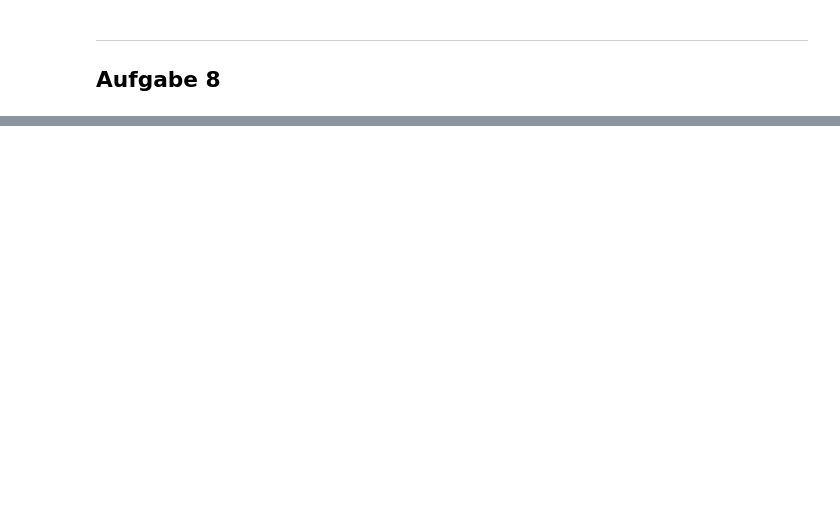
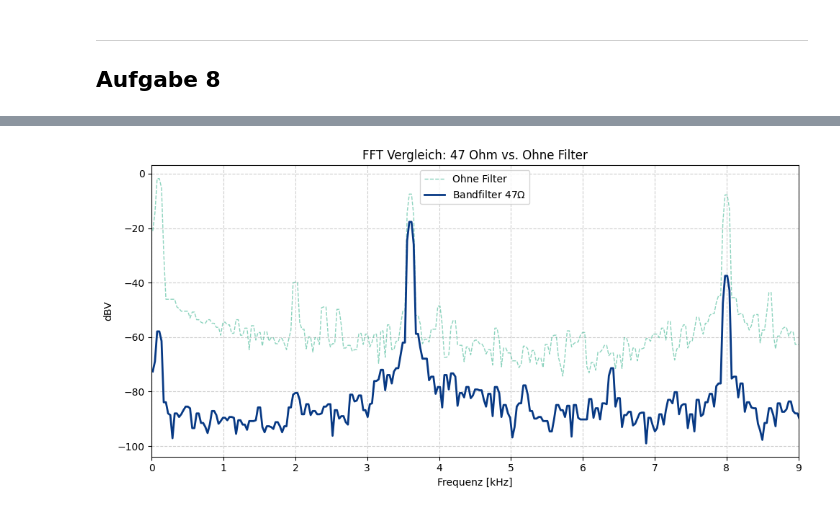
Before and after one commit to FinnZeumer/PAP-2, a Jupyter notebook: Versuche/241/Python/V241.ipynb, the cells around one changed output, grey strips where cells are left out. Saved outputs shown, nothing was run; the diff lists cells and outputs as text; code cells hidden in the pictures; blank space fills up the shorter version.

```diff
--- a/Versuche/241/Python/V241.ipynb
+++ b/Versuche/241/Python/V241.ipynb
@@ -1020,0 +1531,98 @@ Log Dek avg: 0.45 \pm 0.16
+# %%
+aufgabe = '8b'
+files = [
+    'A8/FFT_Ohne-Filter.txt',
+    'A8/FFT_Bandpassfilter_47Ohm.txt',
+    'a8/FFT_Bandpassfilter_1KOhm.txt'
+]
+
+labels = ['Ohne Filter', r'Bandfilter 47$\Omega$', r'Bandfilter 1000$\Omega$']
+
+all_dfs = []
+
+for idx, file in enumerate(files):
+    if not os.path.exists(file):
+        file = file.replace('a8/', 'A8/')
+
+    with open(file, "r") as f:
+        lines = f.readlines()
+
+    blocks = []
+    current_block = []
+
+    for line in lines:
+        line = line.strip()
+        if not line:
+            continue
+        if line.startswith("N"):
+            if current_block:
+                blocks.append(current_block)
+                current_block = []
+            current_block.append(line)
+        else:
+            current_block.append(line)
+
+    if current_block:
+        blocks.append(current_block)
+
+    dfs = []
+    for block in blocks:
+        text = "\n".join(block)
+        df = pd.read_csv(StringIO(text), sep=r"\s+")
+        dfs.append(df)
+
+    if dfs:
+        all_dfs.append(dfs[0])
+    else:
+        all_dfs.append(None)
+
+ref_df = all_dfs[0]
+ref_label = labels[0]
+
+comparisons = [
+    (1, labels[1], '47 Ohm'),
+    (2, labels[2], '1000 Ohm')
+]
+
+for idx, filter_idx, filter_name in comparisons:
+    print(filter_idx)
+    target_df = all_dfs[idx]
+
+    if ref_df is None or target_df is None:
+        print(f"Skipping {filter_name}: Missing data.")
+        continue
+
+    plt.figure(figsize=(10, 5))
+
+    plt.plot(
+        ref_df["f/[kHz]"],
+        ref_df["V/[dBV]"],
+        label=ref_label,
+        color=c.LIGHT_GREEN,
+        linewidth=1,
+        alpha=0.5,
+        linestyle='--'
+    )
+
+    plt.plot(
+        target_df["f/[kHz]"],
+        target_df["V/[dBV]"],
+        label=labels[idx],
+        linewidth=2,
+        color=c.BLUE if '47' in filter_name else c.YELLOW
+    )
+
+    plt.xlim(0, 9)
+    plt.xlabel("Frequenz [kHz]")
+    plt.ylabel("dBV")
+    plt.title(f"FFT Vergleich: {filter_name} vs. Ohne Filter")
+    plt.grid(True, which="both", linestyle="--", alpha=0.6)
+    plt.legend()
+    plt.tight_layout()
+
+    save_filename = f'{plt_save_folder}FFT_Vergleich_{filter_name.replace(" ", "_")}_{aufgabe}.pdf'
+    plt.savefig(save_filename)
+    plt.show()
+
+    print(f"Saved: {save_filename}")
+# %% [output]
@@ -1020,0 +1630 @@ Log Dek avg: 0.45 \pm 0.16
+[figure, added]
```
Also changed, not shown: parts of 28 cells of this notebook, 29 other files.
